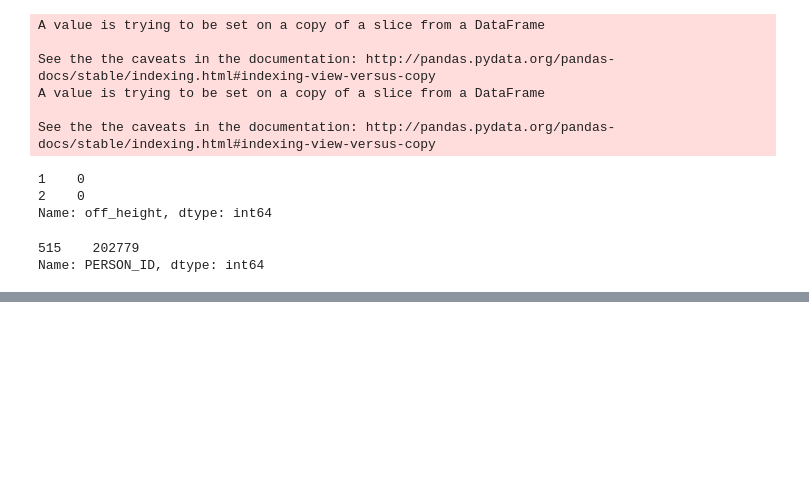
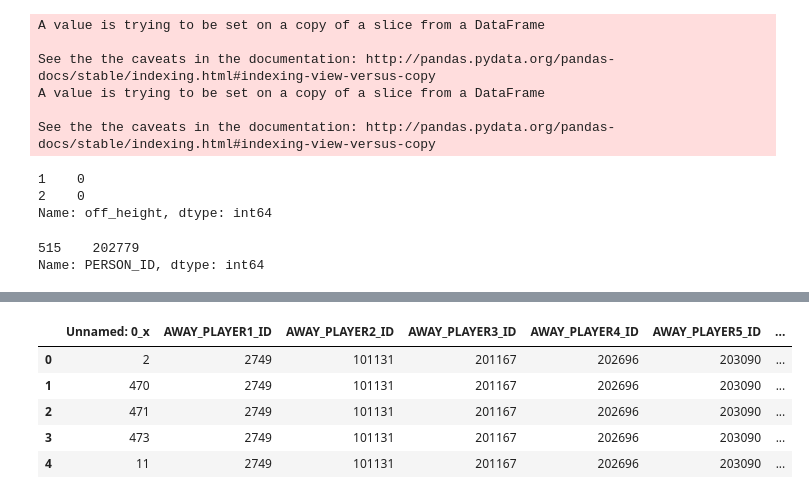
Before and after one commit to hwchase17/sportvu, a Jupyter notebook: SportVu_1.ipynb, the cells around one changed output, grey strips where cells are left out. Saved outputs shown, nothing was run; the diff lists cells and outputs as text; code cells hidden in the pictures; blank space fills up the shorter version.

```diff
--- a/SportVu_1.ipynb
+++ b/SportVu_1.ipynb
@@ -294,0 +325,9 @@ for index,row in all2013.iterrows():
+# %%
+try1.head()
+# %% [output]
+|  | Unnamed: 0_x | AWAY_PLAYER1_ID | AWAY_PLAYER2_ID | AWAY_PLAYER3_ID | AWAY_PLAYER4_ID | AWAY_PLAYER5_ID | ... |
+| 0 | 2 | 2749 | 101131 | 201167 | 202696 | 203090 | ... |
+| 1 | 470 | 2749 | 101131 | 201167 | 202696 | 203090 | ... |
+| 2 | 471 | 2749 | 101131 | 201167 | 202696 | 203090 | ... |
+| 3 | 473 | 2749 | 101131 | 201167 | 202696 | 203090 | ... |
+| 4 | 11 | 2749 | 101131 | 201167 | 202696 | 203090 | ... |
```
Also changed, not shown: parts of 10 cells of this notebook, 1 other file.
